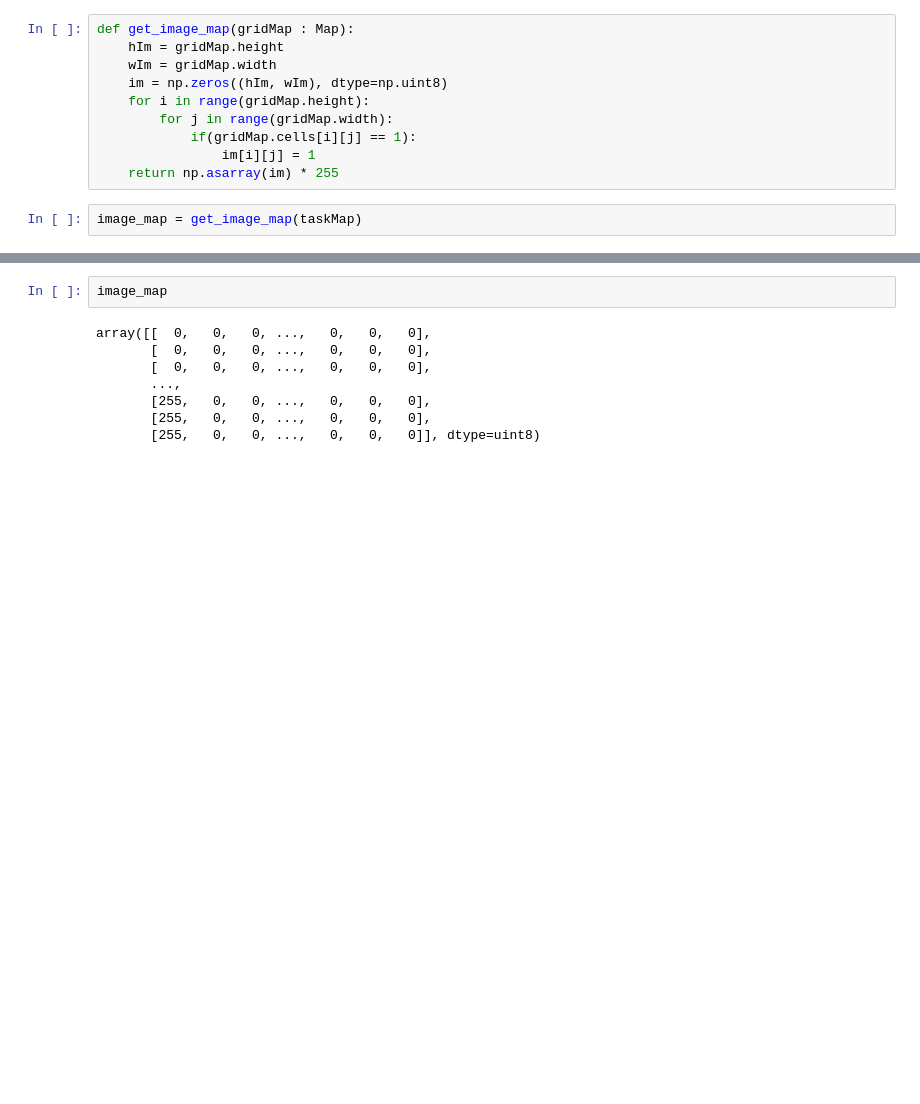
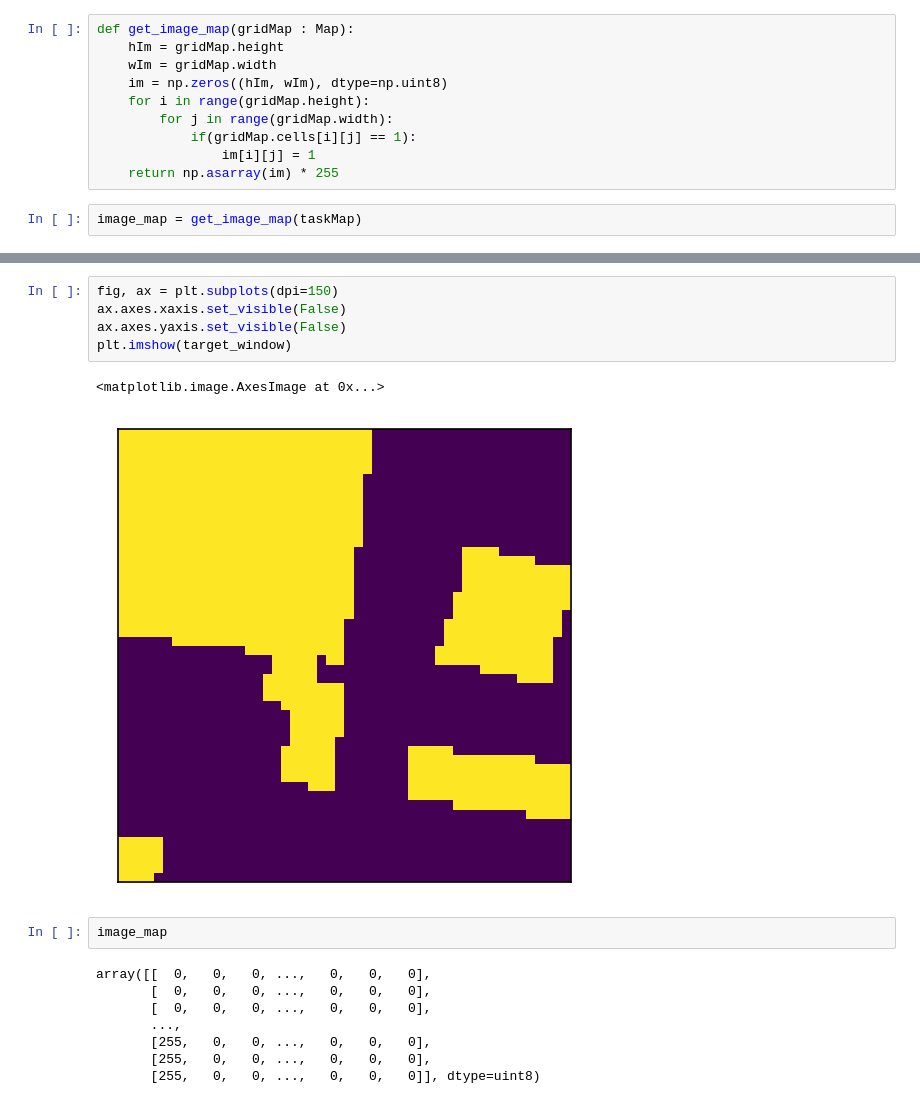
Before and after one commit to ZhekaHauska/hp_mcts_dl, a Jupyter notebook: data.ipynb, the cells around one changed output, grey strips where cells are left out. Cells and saved outputs as stored; diff of their text form; blank space fills up the shorter version.

```diff
--- a/data.ipynb
+++ b/data.ipynb
@@ -34,3 +37,11 @@ plt.imshow(image_map)
+# %%
+fig, ax = plt.subplots(dpi=150)
+ax.axes.xaxis.set_visible(False)
+ax.axes.yaxis.set_visible(False)
+plt.imshow(target_window)
+# %% [output]
+<matplotlib.image.AxesImage at 0x...>
+[figure, added]
 # %%
 image_map
 # %% [output]
```
Also changed, not shown: parts of 7 cells of this notebook, 3 other files.
